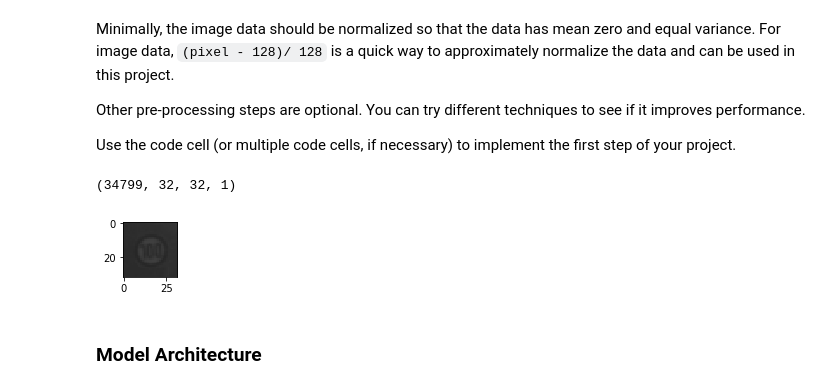
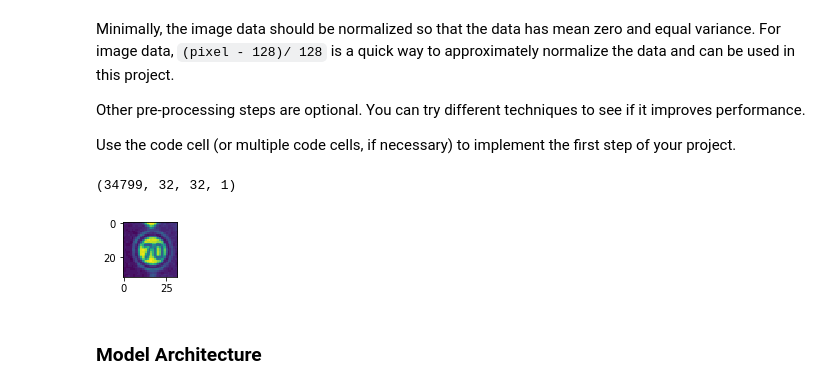
Before and after one commit to lifeunion/gtsclassifier, a Jupyter notebook: Traffic_Sign_Classifier.ipynb, the cells around one changed output. Cells and saved outputs as stored; diff of their text form; code cells hidden in the pictures.

```diff
--- a/Traffic_Sign_Classifier.ipynb
+++ b/Traffic_Sign_Classifier.ipynb
@@ -184,35 +184,35 @@ def makenormal(image):
     maxVal = 255.0;
     normalized = a + (image-minVal)*(b-a)/(maxVal-minVal)
     return normalized
 
 def masterpreprocess(images):
     shapes = images.shape
     outputShape=(shapes[1],shapes[2],1)
     batch = np.zeros((shapes[0],shapes[1],shapes[2],1))
 
     for i in range(len(images)):
         img = images[i,:]
         img = makescale(img)
         #img = img.reshape(outputShape)
         img = makenormal(img)
         batch[i] = img
     return batch
 
 # plot a few to see the result
 images_train = masterpreprocess(X_train[0:n_train])
 images_valid = masterpreprocess(X_valid[0:n_validation])
 images_test = masterpreprocess(X_test[0:n_test])
 
 index = random.randint(0, len(X_train))
-rand_processed_image = images[index].squeeze()
+rand_processed_image = images_train[index].squeeze()
 
 plt.figure(figsize=(1,1))
 plt.imshow(rand_processed_image)
 
 print (images_train.shape)
 # %% [output]
 (34799, 32, 32, 1)
-[figure, old version]
+[figure, new version]
 # %% [markdown]
 ### Model Architecture
 # %%
```
Also changed, not shown: parts of 7 cells of this notebook, 4 other files.
